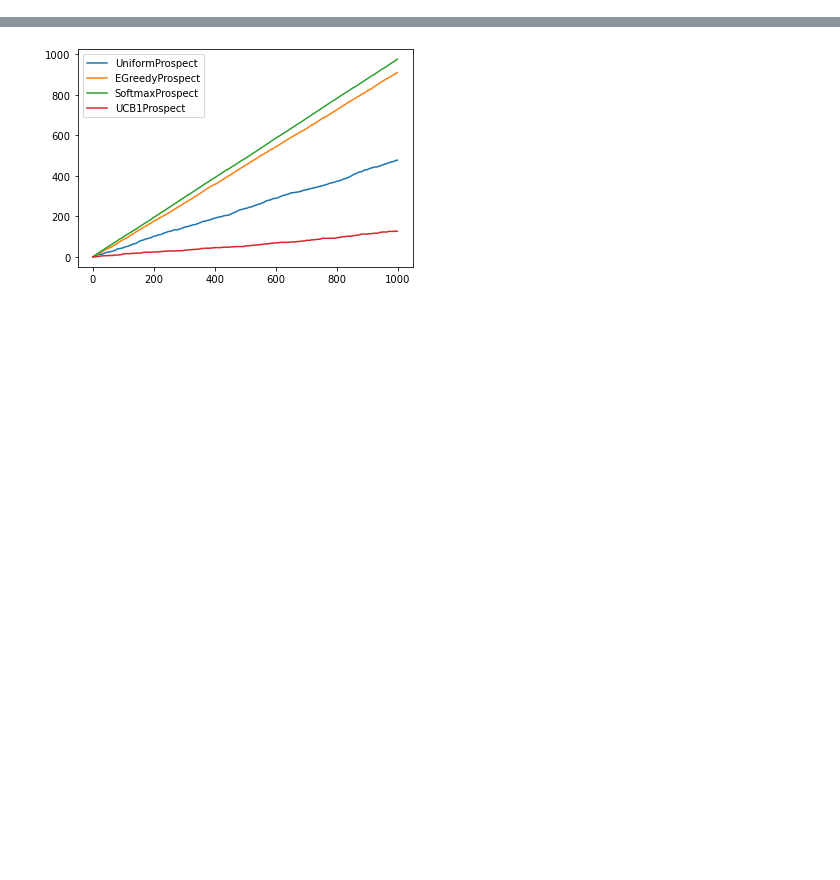
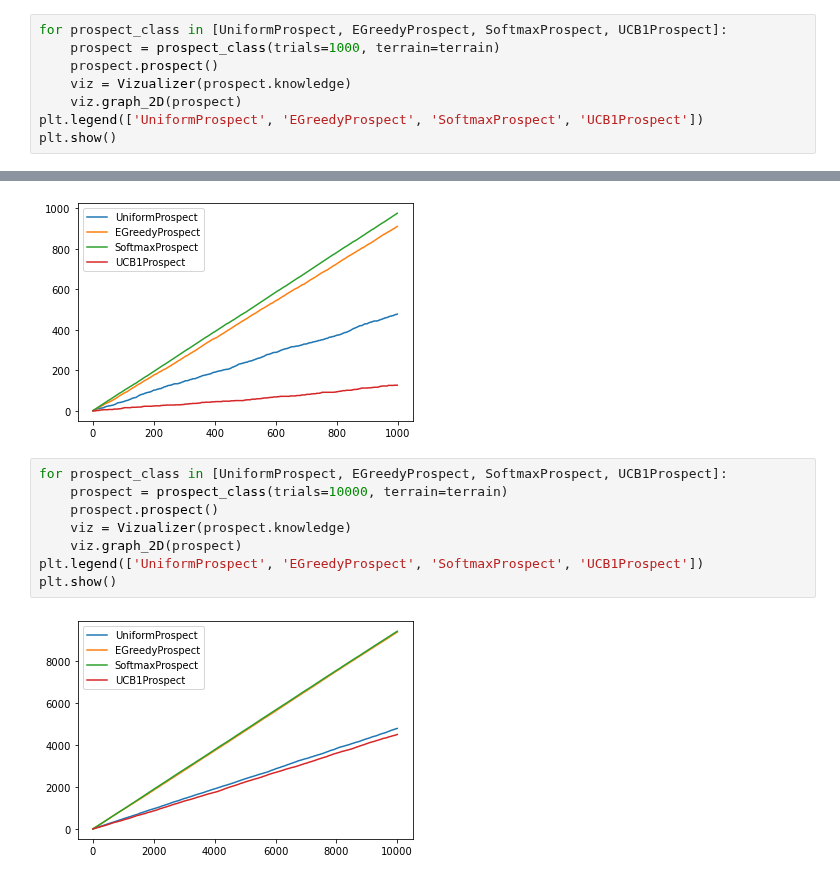
Before and after one commit to SylvanBrocard/Drill_game, a Jupyter notebook: Drill_game/viz.ipynb, the cells around one changed output, grey strips where cells are left out. Drawn from its saved outputs; the diff is of its cells as text; blank space fills up the shorter version.

```diff
--- a/Drill_game/viz.ipynb
+++ b/Drill_game/viz.ipynb
@@ -56,3 +66,11 @@ viz.graph_2D(prospect)
+# %%
+for prospect_class in [UniformProspect, EGreedyProspect, SoftmaxProspect, UCB1Prospect]:
+    prospect = prospect_class(trials=1000, terrain=terrain)
+    prospect.prospect()
+    viz = Vizualizer(prospect.knowledge)
+    viz.graph_2D(prospect)
+plt.legend(['UniformProspect', 'EGreedyProspect', 'SoftmaxProspect', 'UCB1Prospect'])
+plt.show()
 # %% [markdown]
 ### All
 # %%
@@ -65,3 +83,13 @@ plt.legend(['UniformProspect', 'EGreedyProspect', 'SoftmaxProspect', 'UCB1Prospe
 plt.show()
 # %% [output]
 [figure]
+# %%
+for prospect_class in [UniformProspect, EGreedyProspect, SoftmaxProspect, UCB1Prospect]:
+    prospect = prospect_class(trials=10000, terrain=terrain)
+    prospect.prospect()
+    viz = Vizualizer(prospect.knowledge)
+    viz.graph_2D(prospect)
+plt.legend(['UniformProspect', 'EGreedyProspect', 'SoftmaxProspect', 'UCB1Prospect'])
+plt.show()
+# %% [output]
+[figure, added]
```
Also changed, not shown: parts of 5 cells of this notebook.
